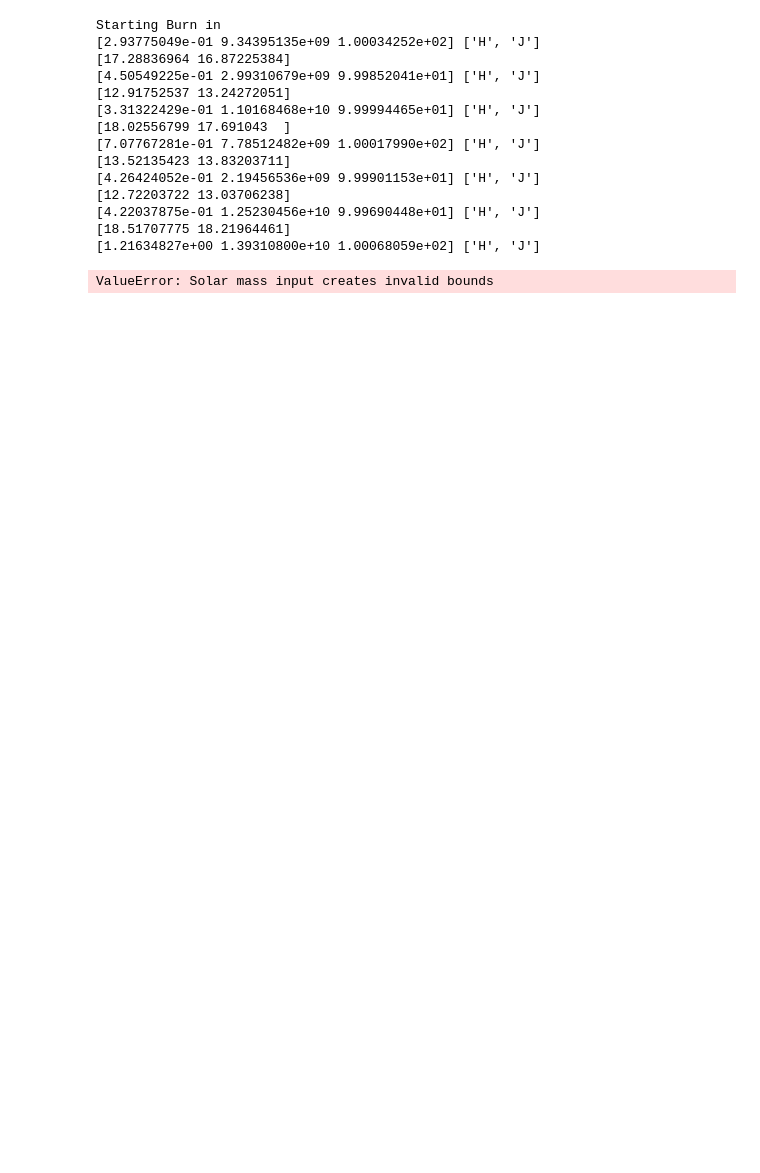
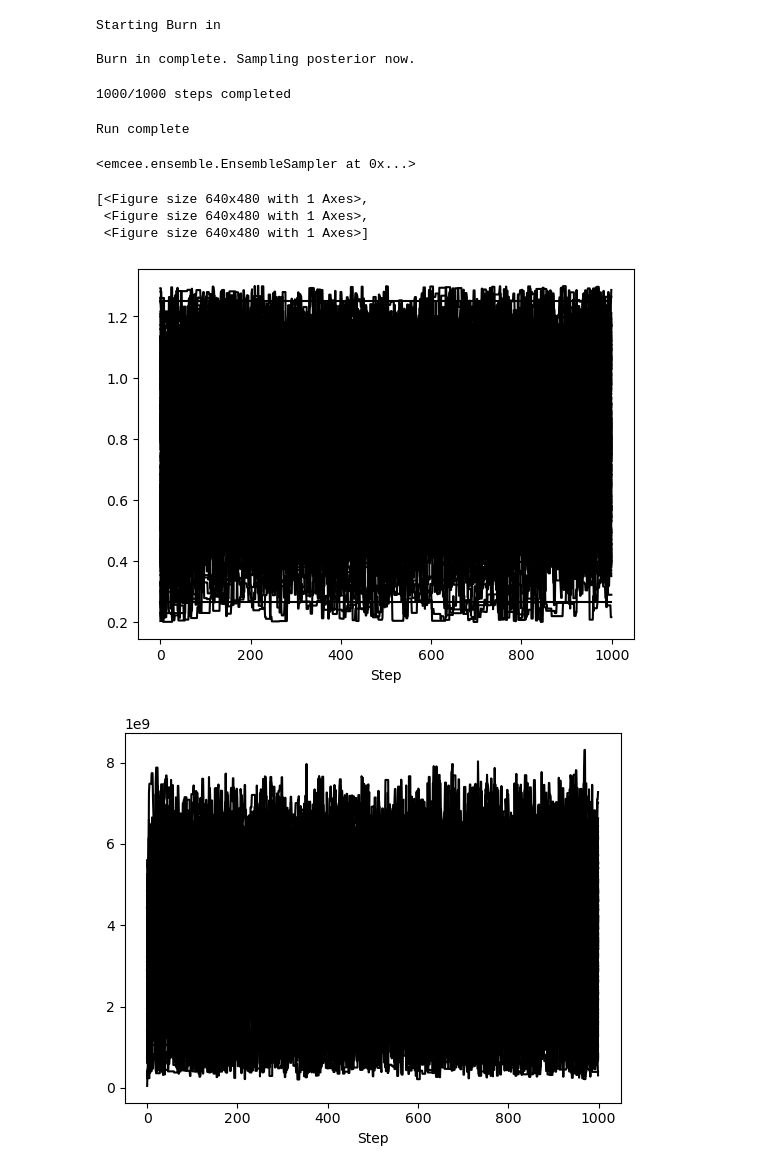
Before and after one commit to ziyyadali/COOLution, a Jupyter notebook: sampler_test.ipynb, the cells around one changed output. Drawn from its saved outputs; the diff is of its cells as text; code cells hidden in the pictures; blank space fills up the shorter version.

```diff
--- a/sampler_test.ipynb
+++ b/sampler_test.ipynb
@@ -26,18 +47,17 @@ sampler = MCMCSampler(s, num_threads=1, table_type='WD', filters=["H",'J'])
 # %%
-sampler.run_sampler(100, 0, 1, "test1.hdf5")
+sampler.run_sampler(1000, 0, 1, "test1.hdf5")
 # %% [output]
 Starting Burn in
-[2.93775049e-01 9.34395135e+09 1.00034252e+02] ['H', 'J']
-[17.28836964 16.87225384]
-[4.50549225e-01 2.99310679e+09 9.99852041e+01] ['H', 'J']
-[12.91752537 13.24272051]
-[3.31322429e-01 1.10168468e+10 9.99994465e+01] ['H', 'J']
-[18.02556799 17.691043  ]
-[7.07767281e-01 7.78512482e+09 1.00017990e+02] ['H', 'J']
-[13.52135423 13.83203711]
-[4.26424052e-01 2.19456536e+09 9.99901153e+01] ['H', 'J']
-[12.72203722 13.03706238]
-[4.22037875e-01 1.25230456e+10 9.99690448e+01] ['H', 'J']
-[18.51707775 18.21964461]
-[1.21634827e+00 1.39310800e+10 1.00068059e+02] ['H', 'J']
+
+Burn in complete. Sampling posterior now.
-ValueError: Solar mass input creates invalid bounds
+1000/1000 steps completed
+Run complete
+<emcee.ensemble.EnsembleSampler at 0x...>
+# %%
+sampler.examine_chains()
+# %% [output]
+[<Figure size 640x480 with 1 Axes>,
+ <Figure size 640x480 with 1 Axes>,
+ <Figure size 640x480 with 1 Axes>]
+[figure, added]
+[figure, added]
```
Also changed, not shown: parts of 8 cells of this notebook, 5 other files.
